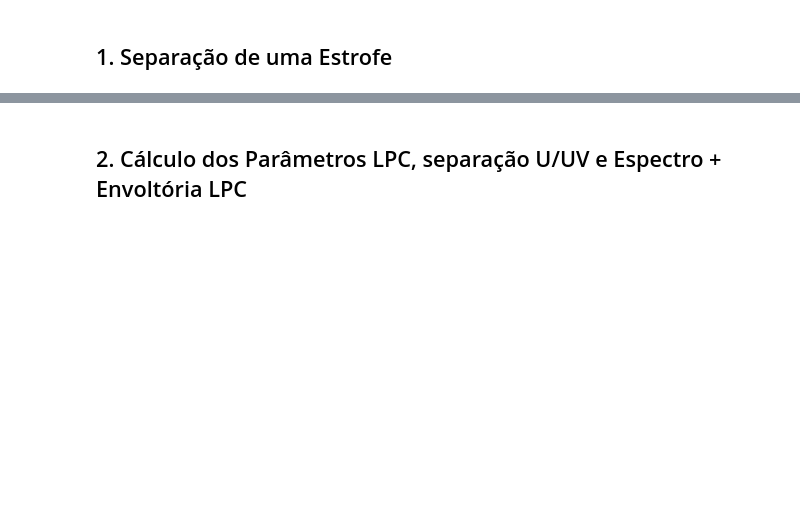
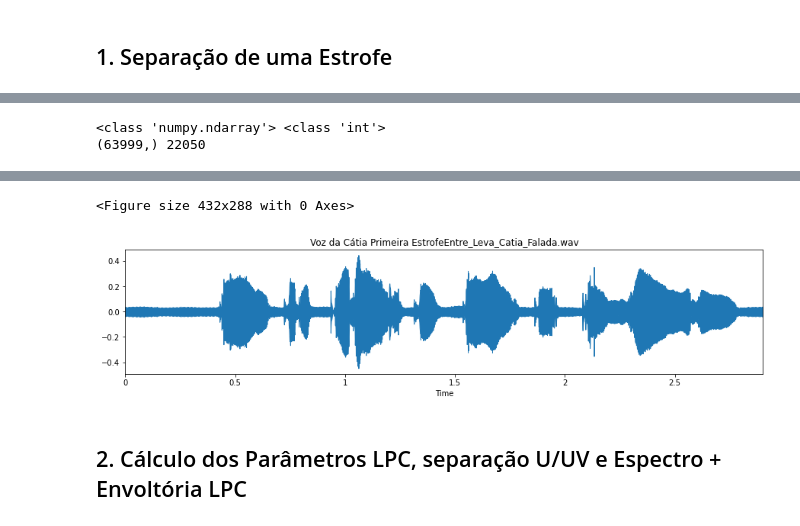
Before and after one commit to dwm-multimidia/dwm-multimidia.github.io, a Jupyter notebook: lab7/jupyter/Lab7_CodificacaoVoz_v2.ipynb, the cells around one changed output, grey strips where cells are left out. Drawn from its saved outputs; the diff is of its cells as text; code cells hidden in the pictures; blank space fills up the shorter version.

```diff
--- a/lab7/jupyter/Lab7_CodificacaoVoz_v2.ipynb
+++ b/lab7/jupyter/Lab7_CodificacaoVoz_v2.ipynb
@@ -53,8 +78,11 @@ v11 = v1[1:64000]
 plt.figure()
 fig11, ax11 = plt.subplots(figsize=(15, 3))
 librosa.display.waveplot(v11, sr=sr1)
-plt.title('Voz da Cátia Primeira Estrofe' + audio1)
+plt.title('Voz da Cátia Primeira Estrofe' + audio1.name)
 print(type(v11), type(sr1))
 print(v11.shape, sr1)
 # Player será aberto! AGUARDE até abrir!
 IPython.display.Audio(data=v11, rate=sr1)
+# %% [output]
+<class 'numpy.ndarray'> <class 'int'>
+(63999,) 22050
@@ -61,3 +90,5 @@ IPython.display.Audio(data=v11, rate=sr1)
+<Figure size 432x288 with 0 Axes>
+[figure, added]
 # %% [markdown]
 ## 2. Cálculo dos Parâmetros LPC, separação U/UV e Espectro + Envoltória LPC
 # %%
```
Also changed, not shown: parts of 12 cells of this notebook.
